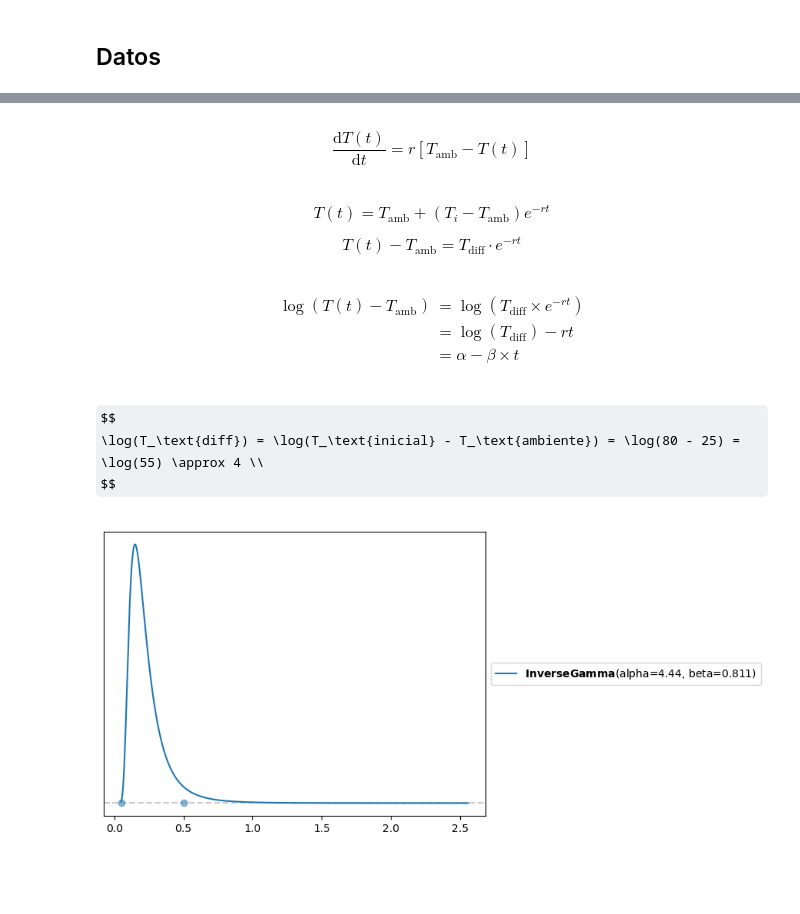
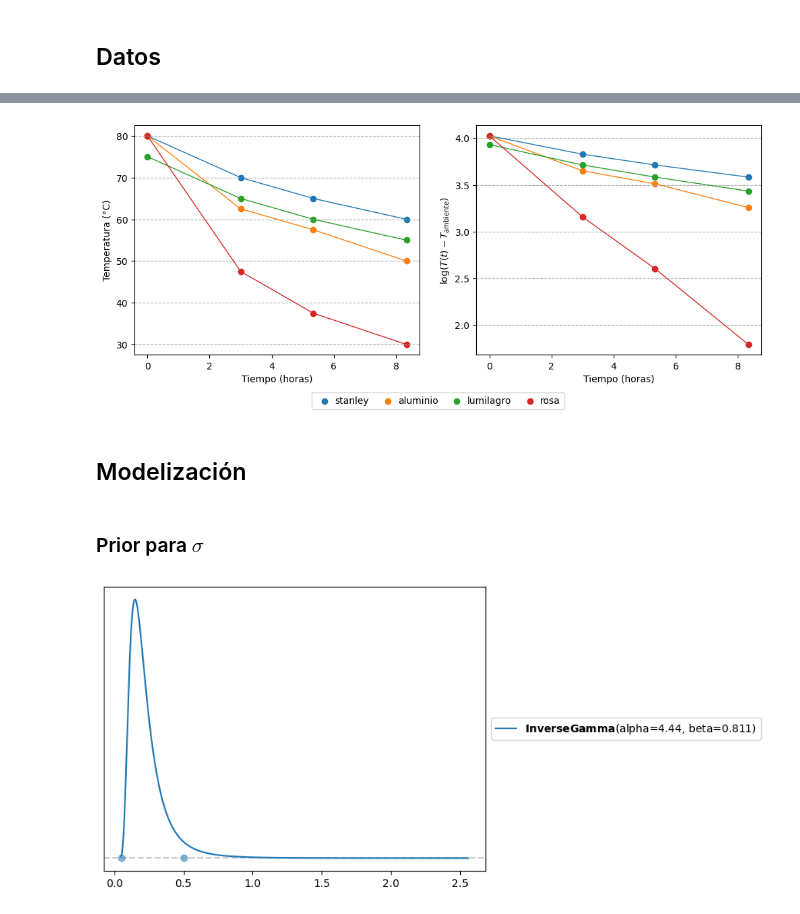
Before and after one commit to tomicapretto/tomicapretto.github.io, a Jupyter notebook: posts/_2025-08-10_temperatura-mate/index.ipynb, the cells around one changed output, grey strips where cells are left out. Cells and saved outputs as stored; diff of their text form; code cells hidden in the pictures; some formulas as TeX source; blank space fills up the shorter version.

```diff
--- a/posts/_2025-08-10_temperatura-mate/index.ipynb
+++ b/posts/_2025-08-10_temperatura-mate/index.ipynb
@@ -22,20 +71,12 @@ import pymc as pm
 # %% [markdown]
 ## Datos
 # %%
+temperatura_ambiente = 24
 tiempo = np.array([0, 180, 320, 500]) / 60
 
 datos = {
     "stanley": np.array([80.0, 70.0, 65.0, 60.0]),
+    "aluminio": np.array([80.0, 62.5, 57.5, 50.0]),
     "lumilagro": np.array([75.0, 65.0, 60.0, 55.0]),
-    "aluminio": np.array([80.0, 62.5, 57.5, 50.0]),
     "rosa": np.array([80.0, 47.5, 37.5, 30.0])
 }
-# %%
-fig, ax = plt.subplots()
-
-
-for i, (marca, temperaturas) in enumerate(datos.items()):
-    ax.plot(tiempo, temperaturas, color=f"C{i}", label=marca)
-
-ax.legend(title="Marca")
-ax.set(xlabel="Tiempo (horas)", ylabel="Temperatura (grados centígrados)");
@@ -54,27 +83,32 @@ ax.set(xlabel="Tiempo (horas)", ylabel="Temperatura (grados centígrados)");
-# %% [markdown]
-$$
-\frac{\text{d}T(t)}{\text{d}t} = r [T_{\text{amb}} - T(t)]
-$$
-# %% [markdown]
-$$
-T(t) = T_{\text{amb}} + (T_i - T_{\text{amb}})e^{-rt}
-$$
-
-$$
-T(t) - T_{\text{amb}} = T_{\text{diff}} \cdot e^{-rt}
-$$
-# %% [markdown]
-$$
-\begin{aligned}
-\log(T(t) - T_\text{amb}) &= \log(T_\text{diff} \times e^{-rt}) \\
-&= \log(T_\text{diff}) - rt \\
-&= \alpha - \beta \times t
-\end{aligned}
-$$
-# %% [markdown]
-$$
-\log(T_\text{diff}) = \log(T_\text{inicial} - T_\text{ambiente}) = \log(80 - 25) = \log(55) \approx 4 \\
-$$
+# %%
+fig, axes = plt.subplots(1, 2, figsize=(12, 5))
+fig.subplots_adjust(bottom=0.2)
+
+for i, (marca, temperaturas) in enumerate(datos.items()):
+    axes[0].plot(tiempo, temperaturas, color=f"C{i}", lw=1)
+    axes[1].plot(tiempo, np.log(temperaturas - temperatura_ambiente), color=f"C{i}", lw=1)
+    axes[0].scatter(tiempo, temperaturas, color=f"C{i}", label=marca)
+    axes[1].scatter(tiempo, np.log(temperaturas - temperatura_ambiente), color=f"C{i}", label=marca)
+
+axes[0].set(xlabel="Tiempo (horas)", ylabel="Temperatura (°C)");
+axes[1].set(xlabel="Tiempo (horas)", ylabel="$\\log(T(t) - T_\\text{ambiente})$");
+axes[0].grid(axis="y", which="major", zorder=-99, ls="--")
+axes[1].grid(axis="y", which="major", zorder=-99, ls="--")
+
+axes[1].legend(
+    loc="lower center",
+    ncol=4,
+    bbox_to_anchor=(0.5, 0.025),
+    bbox_transform=fig.transFigure,
+    handletextpad=0.1,
+    columnspacing=1
+);
+# %% [output]
+[figure, added]
+# %% [markdown]
+## Modelización
+# %% [markdown]
+### Prior para $\sigma$
 # %%
 pz.maxent(pz.InverseGamma(), lower=0.05, upper=0.5, mass=0.95);
 # %% [output]
```
Also changed, not shown: parts of 58 cells of this notebook.
